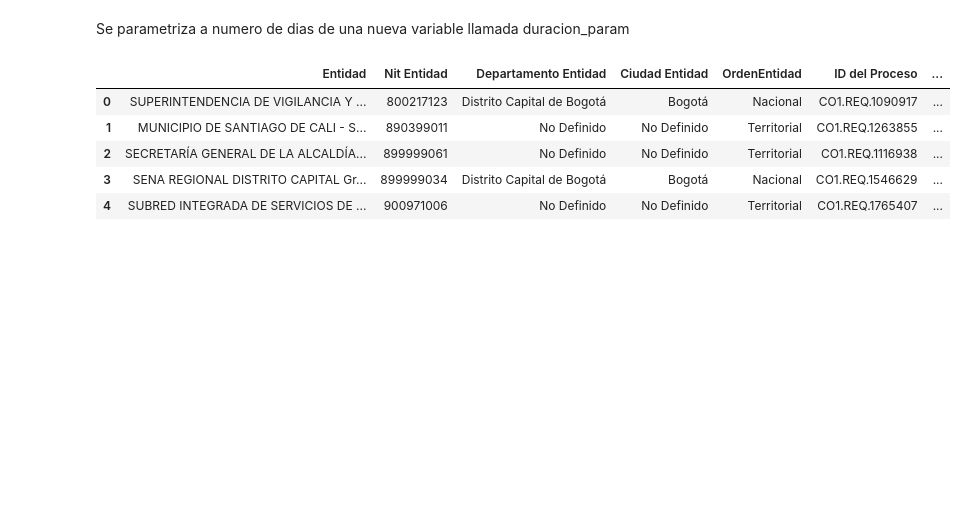
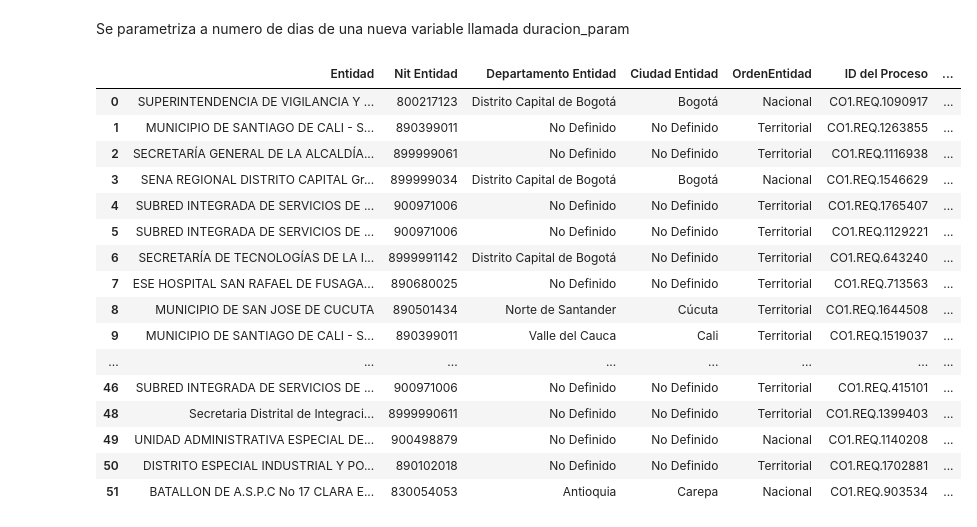
Before and after one commit to luz-padilla/VisualAnalytics, a Jupyter notebook: Ejercicios_Limpieza_Transformacion_Datos.ipynb, the cells around one changed output. Cells and saved outputs as stored; diff of their text form; code cells hidden in the pictures; blank space fills up the shorter version.

```diff
--- a/Ejercicios_Limpieza_Transformacion_Datos.ipynb
+++ b/Ejercicios_Limpieza_Transformacion_Datos.ipynb
@@ -153,7 +146,7 @@ df_SECOP2= df_SECOP.rename(columns={'Unidad de Duracion':'Unidad_de_Duracion'})
 duracion_param =[]
 for i in df_SECOP2.index:
     if df_SECOP2.Unidad_de_Duracion[i] == 'Meses':
-        duracion_param.append(int(df_SECOP2.Duracion[i])*30)
+        duracion_param.append(df_SECOP2.Duracion[i]*30)
     elif df_SECOP2.Unidad_de_Duracion[i] == 'Años':
         duracion_param.append(df_SECOP2.Duracion[i]*365)
     elif df_SECOP2.Unidad_de_Duracion[i] == 'Dias':
@@ -163,11 +156,22 @@ for i in df_SECOP2.index:
 # %%
 df_SECOP['duracion_param']= duracion_param
 # %%
-df_SECOP.head()
+df_SECOP.head(50)
 # %% [output]
 |  | Entidad | Nit Entidad | Departamento Entidad | Ciudad Entidad | OrdenEntidad | ID del Proceso | ... |
 | 0 | SUPERINTENDENCIA DE VIGILANCIA Y ... | 800217123 | Distrito Capital de Bogotá | Bogotá | Nacional | CO1.REQ.1090917 | ... |
 | 1 | MUNICIPIO DE SANTIAGO DE CALI - S... | 890399011 | No Definido | No Definido | Territorial | CO1.REQ.1263855 | ... |
 | 2 | SECRETARÍA GENERAL DE LA ALCALDÍA... | 899999061 | No Definido | No Definido | Territorial | CO1.REQ.1116938 | ... |
 | 3 | SENA REGIONAL DISTRITO CAPITAL Gr... | 899999034 | Distrito Capital de Bogotá | Bogotá | Nacional | CO1.REQ.1546629 | ... |
 | 4 | SUBRED INTEGRADA DE SERVICIOS DE ... | 900971006 | No Definido | No Definido | Territorial | CO1.REQ.1765407 | ... |
+| 5 | SUBRED INTEGRADA DE SERVICIOS DE ... | 900971006 | No Definido | No Definido | Territorial | CO1.REQ.1129221 | ... |
+| 6 | SECRETARÍA DE TECNOLOGÍAS DE LA I... | 8999991142 | Distrito Capital de Bogotá | No Definido | Territorial | CO1.REQ.643240 | ... |
+| 7 | ESE HOSPITAL SAN RAFAEL DE FUSAGA... | 890680025 | No Definido | No Definido | Territorial | CO1.REQ.713563 | ... |
+| 8 | MUNICIPIO DE SAN JOSE DE CUCUTA | 890501434 | Norte de Santander | Cúcuta | Territorial | CO1.REQ.1644508 | ... |
+| 9 | MUNICIPIO DE SANTIAGO DE CALI - S... | 890399011 | Valle del Cauca | Cali | Territorial | CO1.REQ.1519037 | ... |
+| ... | ... | ... | ... | ... | ... | ... | ... |
+| 46 | SUBRED INTEGRADA DE SERVICIOS DE ... | 900971006 | No Definido | No Definido | Territorial | CO1.REQ.415101 | ... |
+| 48 | Secretaria Distrital de Integraci... | 8999990611 | No Definido | No Definido | Territorial | CO1.REQ.1399403 | ... |
+| 49 | UNIDAD ADMINISTRATIVA ESPECIAL DE... | 900498879 | No Definido | No Definido | Nacional | CO1.REQ.1140208 | ... |
+| 50 | DISTRITO ESPECIAL INDUSTRIAL Y PO... | 890102018 | No Definido | No Definido | Territorial | CO1.REQ.1702881 | ... |
+| 51 | BATALLON DE A.S.P.C No 17 CLARA E... | 830054053 | Antioquia | Carepa | Nacional | CO1.REQ.903534 | ... |
```
Also changed, not shown: parts of 1 cell of this notebook.
